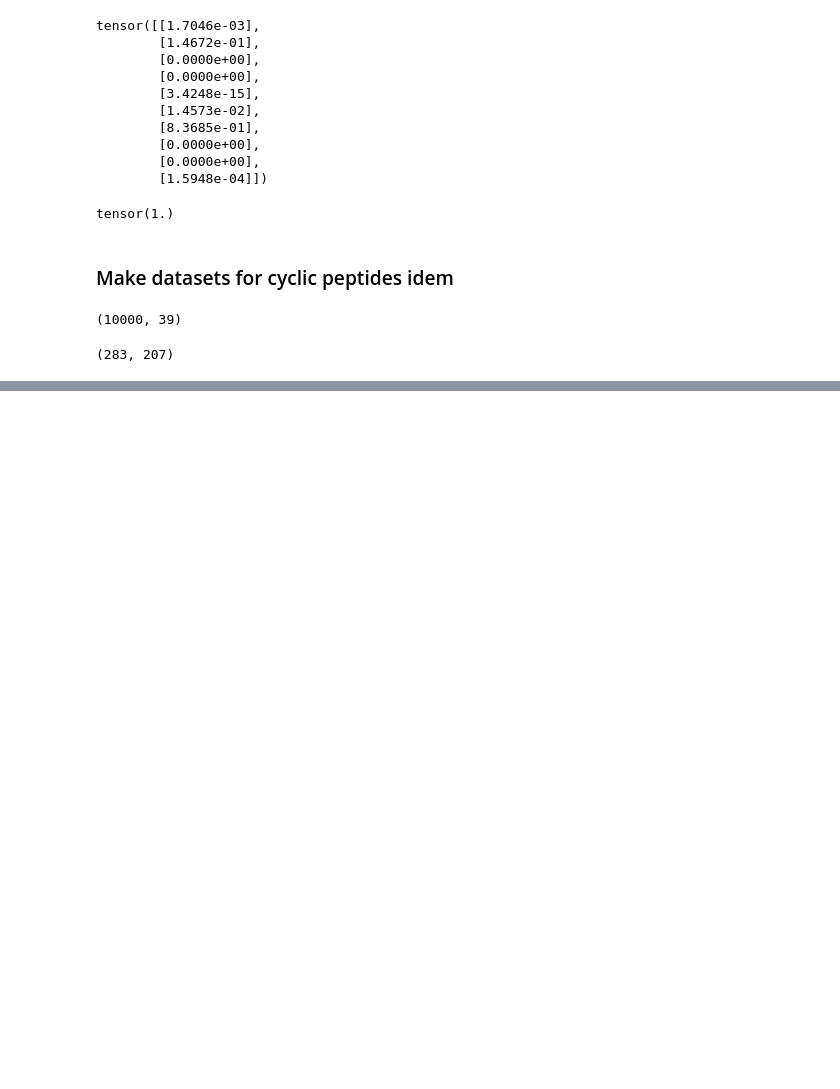
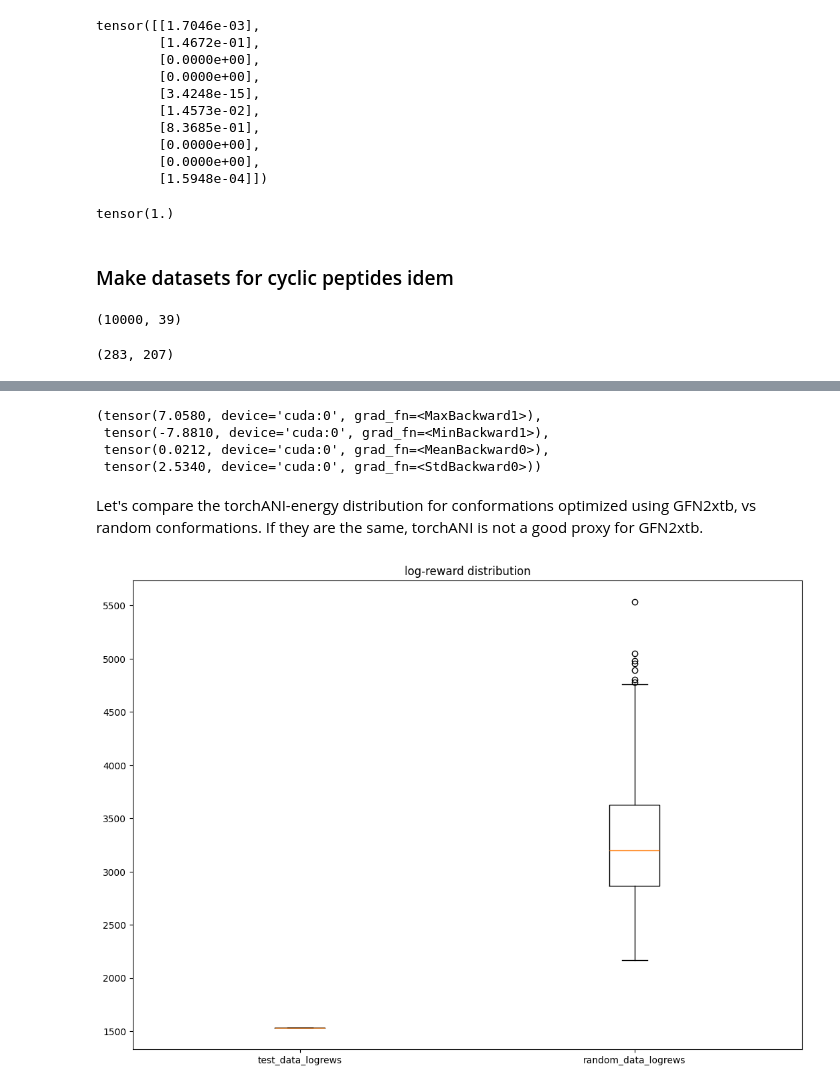
Before and after one commit to LenaNehale/DEM, a Jupyter notebook: playground.ipynb, the cells around one changed output, grey strips where cells are left out. Cells and saved outputs as stored; diff of their text form; code cells hidden in the pictures; blank space fills up the shorter version.

Commit message:
Add torchani energy + fix bug for score function in eval step (Thank you Joseph !)

```diff
--- a/playground.ipynb
+++ b/playground.ipynb
@@ -230,0 +233,14 @@ np.save('/home/mila/l/lena-nehale.ezzine/Amgen/DEM/data/TIfV_val.npy', coords_va
+# %%
+import numpy as np
+import pickle
+import torch
+#device = torch.device('cuda' if torch.cuda.is_available() else 'cpu')
+device = torch.device('cpu')
+coords = torch.tensor(np.load('/home/mila/l/lena-nehale.ezzine/Amgen/DEM_fork/data/TIfV_val.npy'), dtype=torch.float32).to(device).view(-1,69,3)
+coords.requires_grad = True
+atom_ids = torch.Tensor(pickle.load(open('/home/mila/l/lena-nehale.ezzine/Amgen/DEM_fork/data/atom_ids.pkl', 'rb'))).to(device).long().unsqueeze(0)
+# %%
+
+import torchani
+
+model = torchani.models.ANI2x(periodic_table_index=True).to(device)
@@ -230,0 +269,43 @@ np.save('/home/mila/l/lena-nehale.ezzine/Amgen/DEM/data/TIfV_val.npy', coords_va
+# %%
+
+
+abs_coords = torch.abs(coords)
+#abs_coords.max(), abs_coords.min(), abs_coords.mean(), abs_coords.std()
+coords.max(), coords.min(), coords.mean(), coords.std()
+# %% [output]
+(tensor(7.0580, device='cuda:0', grad_fn=<MaxBackward1>),
+ tensor(-7.8810, device='cuda:0', grad_fn=<MinBackward1>),
+ tensor(0.0212, device='cuda:0', grad_fn=<MeanBackward0>),
+ tensor(2.5340, device='cuda:0', grad_fn=<StdBackward0>))
+# %% [markdown]
+Let's compare the torchANI-energy distribution for conformations optimized using GFN2xtb, vs random conformations. If they are the same, torchANI is not a good proxy for GFN2xtb.
+# %%
+def get_logrew(coords):
+    return - model((atom_ids.repeat(len(coords), 1), coords)).energies
+
+test_data_logrews =  get_logrew(coords)
+random_data_logrews = get_logrew(3*torch.rand_like(coords).requires_grad_(True))
+
+i=0
+derivative = torch.stack([torch.autograd.grad( test_data_logrews[i] , coords, retain_graph=True)[0][i] for i in range(len(coords))])
+derivative.shape
+# %%
+import matplotlib.pyplot as plt
+
+#plt.hist(test_data_energies.detach().cpu(), bins = 50)
+#plt.hist(random_data_energies.detach().cpu(), bins = 50)
+
+dict_data = {'test_data_logrews': test_data_logrews.detach().cpu() , 'random_data_logrews':  random_data_logrews.detach().cpu()}
+data = [x for x in dict_data.values()]
+
+fig = plt.figure(figsize =(10, 7))
+ax = fig.add_axes([0, 0, 1, 1])
+ax.set_xticklabels([x for x in dict_data.keys() ])
+ax.set_title('log-reward distribution')
+# Creating plot
+bp = ax.boxplot(data)
+
+# show plot
+plt.show()
+# %% [output]
+[figure, added]
```
Also changed, not shown: parts of 28 cells of this notebook.
